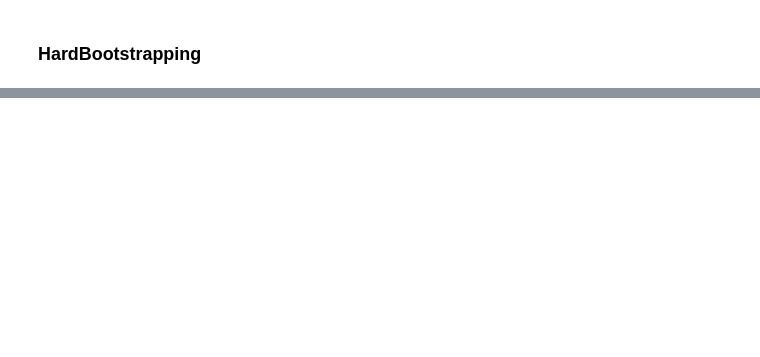
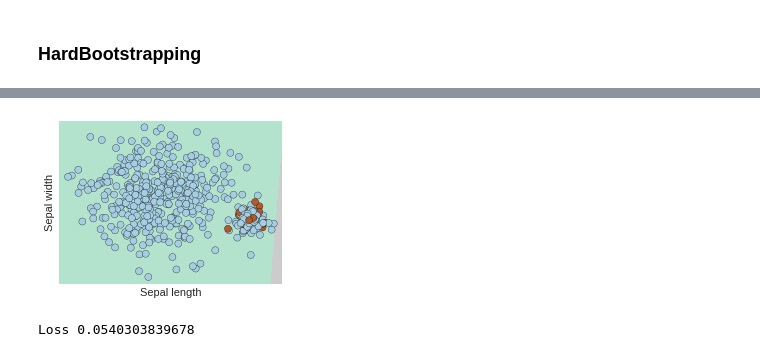
Before and after one commit to JihongJu/pycaffe-objectives, a Jupyter notebook: surrogate_losses.ipynb, the cells around one changed output, grey strips where cells are left out. Drawn from its saved outputs; the diff is of its cells as text; code cells hidden in the pictures; blank space fills up the shorter version.

```diff
--- a/surrogate_losses.ipynb
+++ b/surrogate_losses.ipynb
@@ -73,9 +73,9 @@ There are totally 150 samples.
 -: 102
 # %%
 np.random.seed(None)
-softreg = SoftmaxRegression(eta=1e-5, l2=1e-5,
+softreg = SoftmaxRegression(eta=5e-4, l2=1e-5,
                             epochs=200,
-                            random_seed=12)
+                            random_seed=None)
 fit_plot(X, Y_pu, fit_classifier=softreg)
 print("Loss:", softreg.cost_[-1])
 # %% [output]
@@ -119,8 +119,9 @@ class AsymmetricSoftmaxRegression(SoftmaxRegression):
         return np.tile(betas, repeats)
 # %%
 np.random.seed(None)
-asym_softreg = AsymmetricSoftmaxRegression(betas=(0.5, 1),
-                                           eta=1e-5, l2=1e-5,
+asym_softreg = AsymmetricSoftmaxRegression(betas=(0.2, 1),
+                                           eta=1e-3, l2=1e-5,
+                                           epochs=200,
                                            random_seed=None)
 fit_plot(X, Y_pu, fit_classifier=asym_softreg)
 print('Loss:', asym_softreg.cost_[-1])
@@ -171,10 +172,11 @@ class HardBootstrappingSoftmaxRegression(SoftmaxRegression):
         return np.tile(betas, repeats)
 # %%
 np.random.seed(None)
-hboot_softreg = HardBootstrappingSoftmaxRegression(betas=(0.5, 1),
-                                                   eta=1e-5, l2=1e-5,
+hardb_softreg = HardBootstrappingSoftmaxRegression(betas=(0.5, 1),
+                                                   eta=1e-3, l2=1e-5,
+                                                   epochs=200,
                                                    random_seed=None)
-fit_plot(X, Y_pu, fit_classifier=hboot_softreg)
-print("Loss", hboot_softreg.cost_[-1])
+fit_plot(X, Y_pu, fit_classifier=hardb_softreg)
+print("Loss", hardb_softreg.cost_[-1])
 # %% [output]
 [figure]
@@ -181,0 +245,10 @@ Loss 0.318294874653
+# %%
+np.random.seed(None)
+softreg = SoftmaxRegression(eta=1e-3, l2=1e-5,
+                            epochs=100,
+                            random_seed=12)
+fit_plot(X, Y_pus[7][1], fit_classifier=softreg)
+print("Loss", softreg.cost_[-1])
+# %% [output]
+[figure, added]
+Loss 0.0540303839678
```
Also changed, not shown: parts of 11 cells of this notebook.
